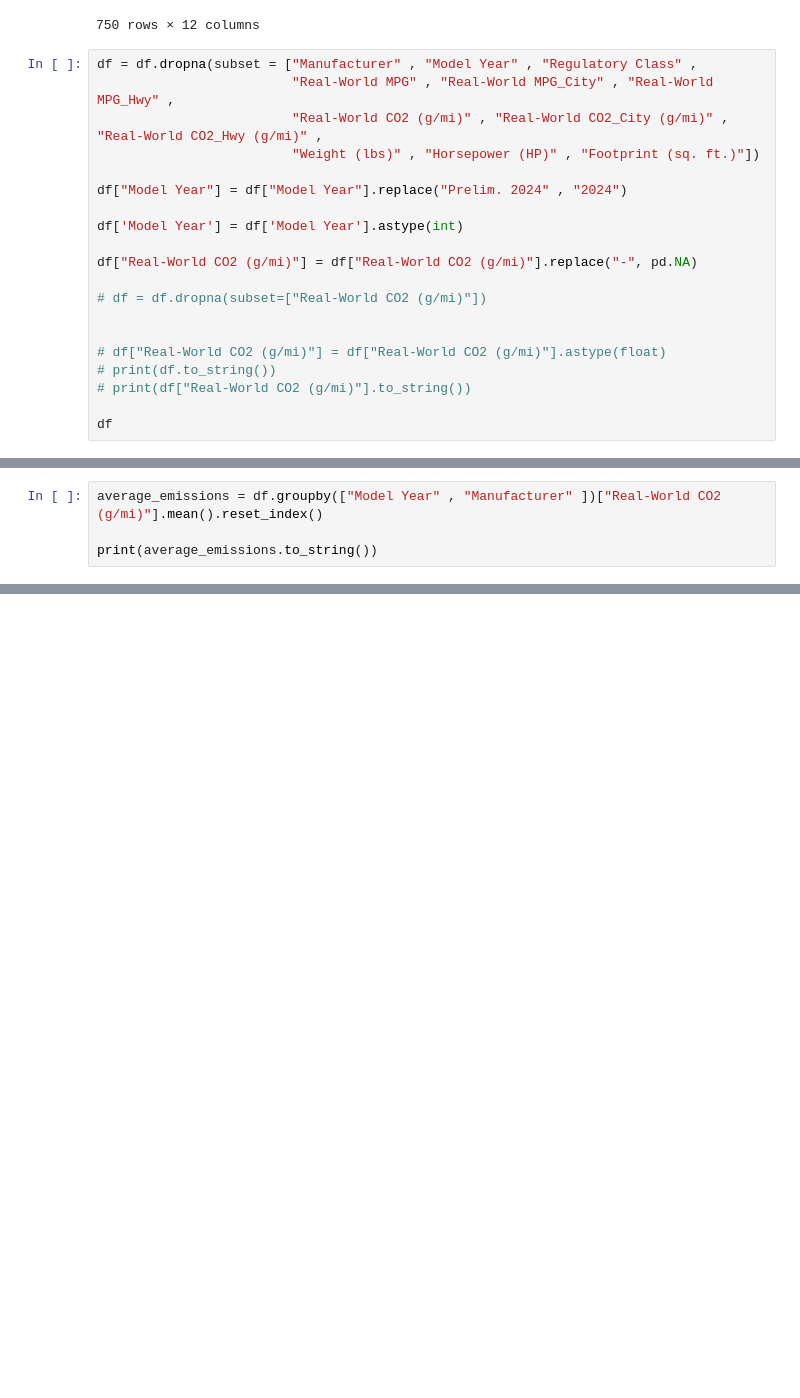
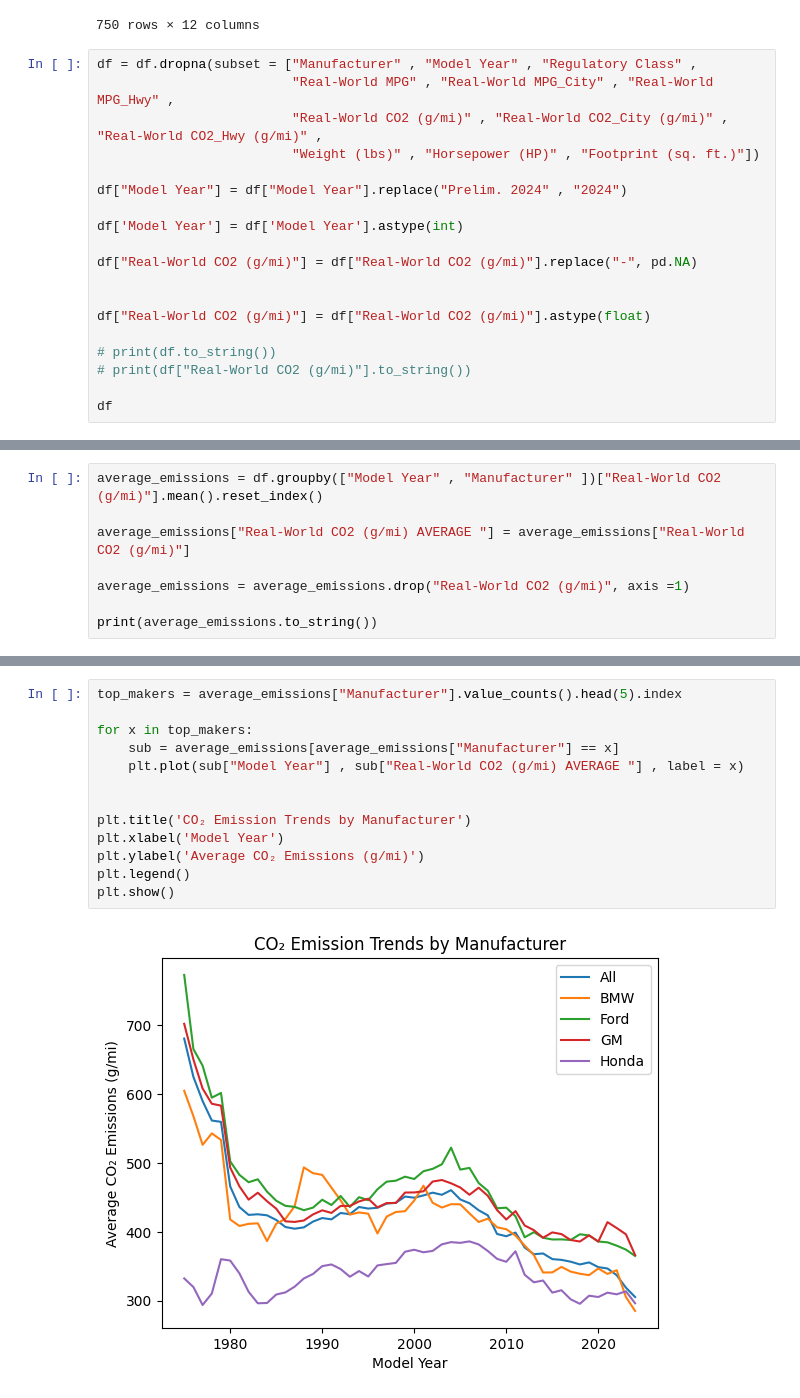
Before and after one commit to thatskhalid/EPA-Emissions-Analysis, a Jupyter notebook: main.ipynb, the cells around one changed output, grey strips where cells are left out. Drawn from its saved outputs; the diff is of its cells as text; blank space fills up the shorter version.

```diff
--- a/main.ipynb
+++ b/main.ipynb
@@ -34,10 +35,9 @@ df['Model Year'] = df['Model Year'].astype(int)
 
 df["Real-World CO2 (g/mi)"] = df["Real-World CO2 (g/mi)"].replace("-", pd.NA)
 
-# df = df.dropna(subset=["Real-World CO2 (g/mi)"])
 
+df["Real-World CO2 (g/mi)"] = df["Real-World CO2 (g/mi)"].astype(float)
 
-# df["Real-World CO2 (g/mi)"] = df["Real-World CO2 (g/mi)"].astype(float)
 # print(df.to_string())
 # print(df["Real-World CO2 (g/mi)"].to_string())
 
@@ -59,4 +59,8 @@ df
 # %%
 average_emissions = df.groupby(["Model Year" , "Manufacturer" ])["Real-World CO2 (g/mi)"].mean().reset_index()
 
+average_emissions["Real-World CO2 (g/mi) AVERAGE "] = average_emissions["Real-World CO2 (g/mi)"]
+
+average_emissions = average_emissions.drop("Real-World CO2 (g/mi)", axis =1)
+
 print(average_emissions.to_string())
@@ -62,0 +85,15 @@ print(average_emissions.to_string())
+# %%
+top_makers = average_emissions["Manufacturer"].value_counts().head(5).index
+
+for x in top_makers:
+    sub = average_emissions[average_emissions["Manufacturer"] == x]
+    plt.plot(sub["Model Year"] , sub["Real-World CO2 (g/mi) AVERAGE "] , label = x)
+
+
+plt.title('CO₂ Emission Trends by Manufacturer')
+plt.xlabel('Model Year')
+plt.ylabel('Average CO₂ Emissions (g/mi)')
+plt.legend()
+plt.show()
+# %% [output]
+[figure, added]
```
Also changed, not shown: parts of 7 cells of this notebook, 2 other files.
